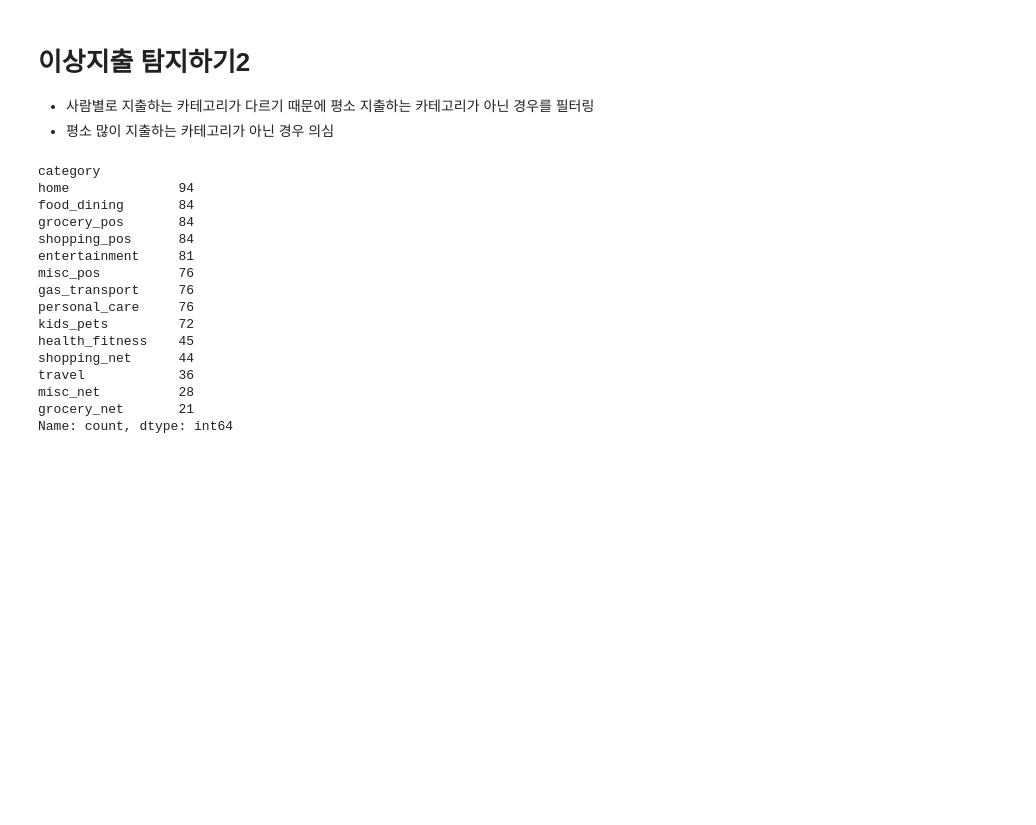
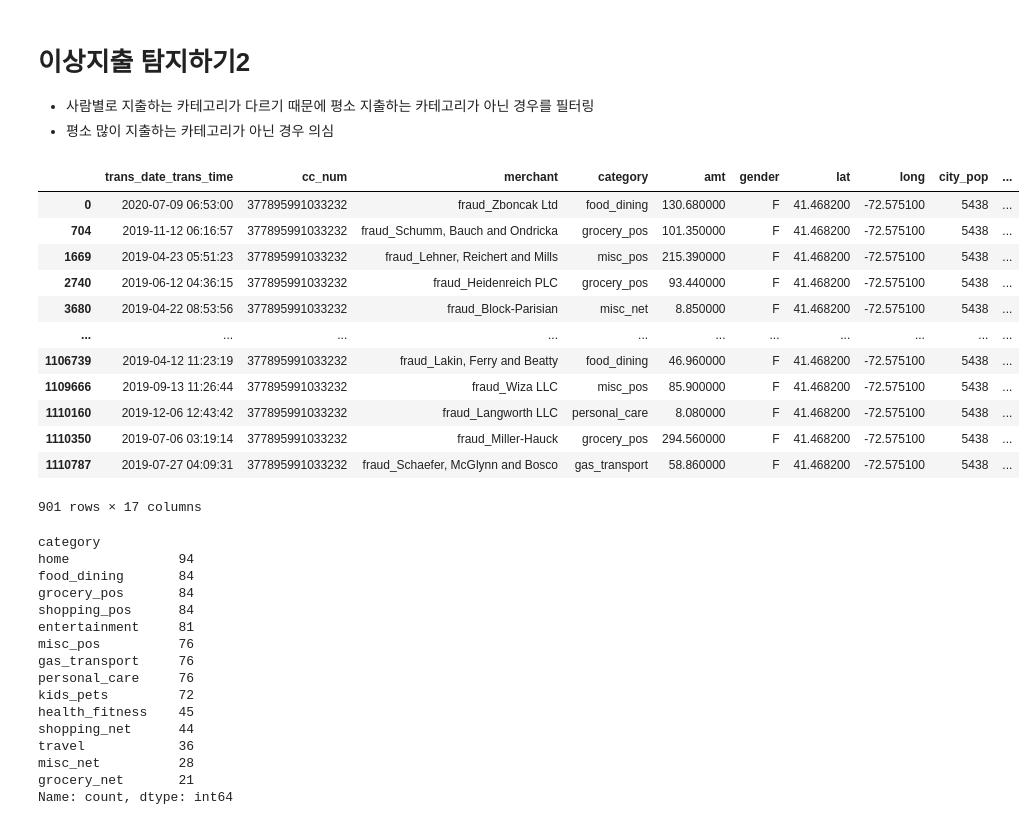
Before and after one commit to haram4th/fintech_pm_data_science, a Jupyter notebook: 09time_series/08사기탐지_신용카드데이터분석02.ipynb, the cells around one changed output. Drawn from its saved outputs; the diff is of its cells as text; code cells hidden in the pictures; blank space fills up the shorter version.

```diff
--- a/09time_series/08사기탐지_신용카드데이터분석02.ipynb
+++ b/09time_series/08사기탐지_신용카드데이터분석02.ipynb
@@ -220,6 +219,22 @@ train['is_fraud'].mean()
 # 이상지출 탐지하기2
 * 사람별로 지출하는 카테고리가 다르기 때문에 평소 지출하는 카테고리가 아닌 경우를 필터링
 * 평소 많이 지출하는 카테고리가 아닌 경우 의심
+# %%
+train[train['cc_num'] == 377895991033232]
+# %% [output]
+|  | trans_date_trans_time | cc_num | merchant | category | amt | gender | lat | long | city_pop | ... |
+| 0 | 2020-07-09 06:53:00 | 377895991033232 | fraud_Zboncak Ltd | food_dining | 130.680000 | F | 41.468200 | -72.575100 | 5438 | ... |
+| 704 | 2019-11-12 06:16:57 | 377895991033232 | fraud_Schumm, Bauch and Ondricka | grocery_pos | 101.350000 | F | 41.468200 | -72.575100 | 5438 | ... |
+| 1669 | 2019-04-23 05:51:23 | 377895991033232 | fraud_Lehner, Reichert and Mills | misc_pos | 215.390000 | F | 41.468200 | -72.575100 | 5438 | ... |
+| 2740 | 2019-06-12 04:36:15 | 377895991033232 | fraud_Heidenreich PLC | grocery_pos | 93.440000 | F | 41.468200 | -72.575100 | 5438 | ... |
+| 3680 | 2019-04-22 08:53:56 | 377895991033232 | fraud_Block-Parisian | misc_net | 8.850000 | F | 41.468200 | -72.575100 | 5438 | ... |
+| ... | ... | ... | ... | ... | ... | ... | ... | ... | ... | ... |
+| 1106739 | 2019-04-12 11:23:19 | 377895991033232 | fraud_Lakin, Ferry and Beatty | food_dining | 46.960000 | F | 41.468200 | -72.575100 | 5438 | ... |
+| 1109666 | 2019-09-13 11:26:44 | 377895991033232 | fraud_Wiza LLC | misc_pos | 85.900000 | F | 41.468200 | -72.575100 | 5438 | ... |
+| 1110160 | 2019-12-06 12:43:42 | 377895991033232 | fraud_Langworth LLC | personal_care | 8.080000 | F | 41.468200 | -72.575100 | 5438 | ... |
+| 1110350 | 2019-07-06 03:19:14 | 377895991033232 | fraud_Miller-Hauck | grocery_pos | 294.560000 | F | 41.468200 | -72.575100 | 5438 | ... |
+| 1110787 | 2019-07-27 04:09:31 | 377895991033232 | fraud_Schaefer, McGlynn and Bosco | gas_transport | 58.860000 | F | 41.468200 | -72.575100 | 5438 | ... |
+901 rows × 17 columns
 # %%
 train[train['cc_num'] == 377895991033232]['category'].value_counts()
 # %% [output]
```
Also changed, not shown: parts of 15 cells of this notebook, 9 other files.
